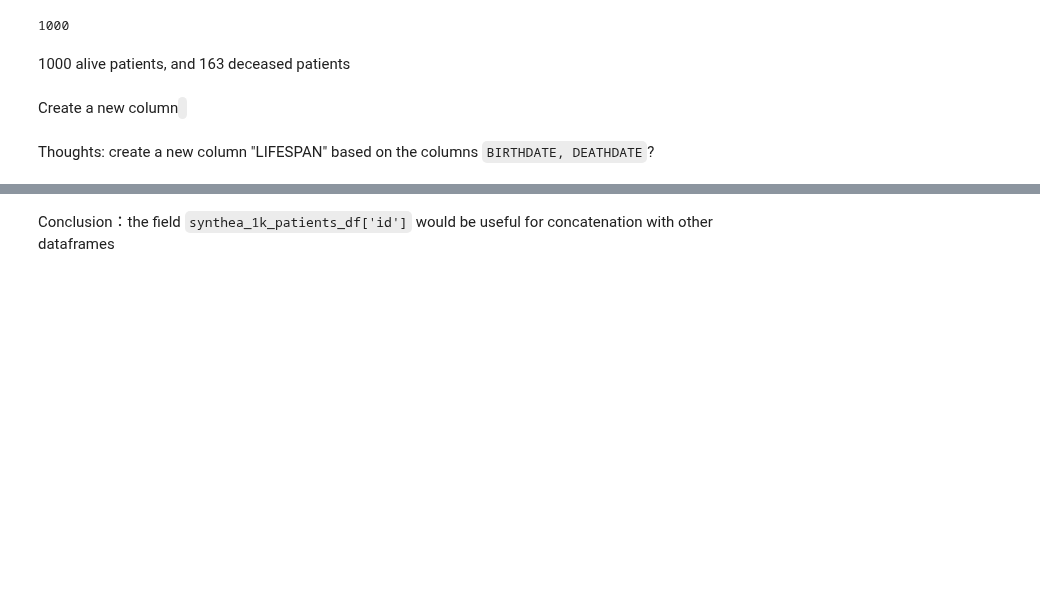
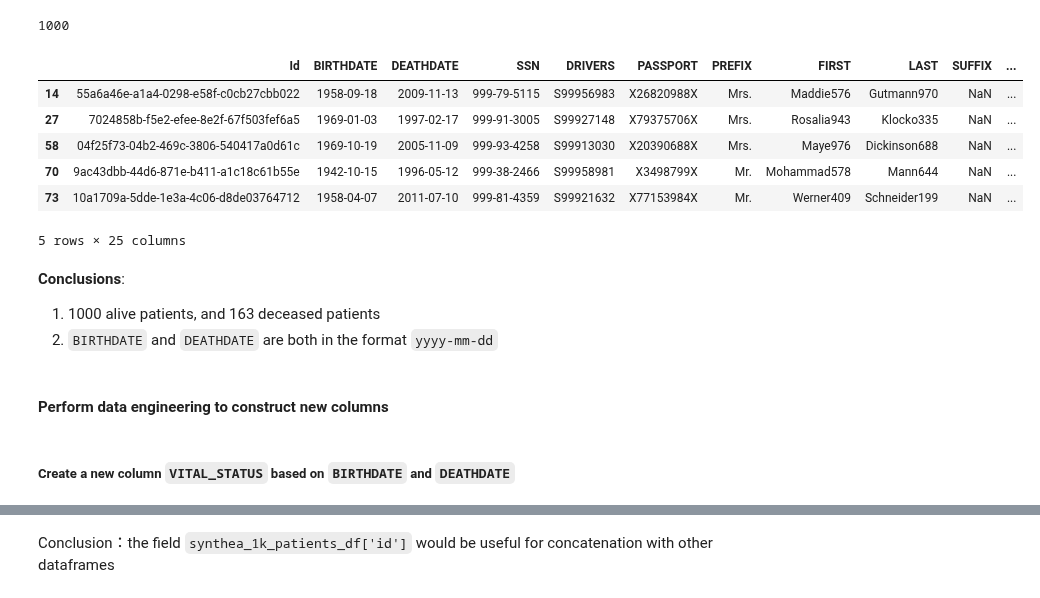
Before and after one commit to Orthologues/VAEQL_plus_Imputation, a Jupyter notebook: data_exploration.ipynb, the cells around one changed output, grey strips where cells are left out. Drawn from its saved outputs; the diff is of its cells as text; code cells hidden in the pictures; blank space fills up the shorter version.

```diff
--- a/data_exploration.ipynb
+++ b/data_exploration.ipynb
@@ -480,8 +493,20 @@ synthea_1k_patients_df.loc[synthea_1k_patients_df["DEATHDATE"].isna()].shape[0]
 # %% [output]
 1000
+# %%
+synthea_1k_patients_df[synthea_1k_patients_df.DEATHDATE.notna()].head()
+# %% [output]
+|  | Id | BIRTHDATE | DEATHDATE | SSN | DRIVERS | PASSPORT | PREFIX | FIRST | LAST | SUFFIX | ... |
+| 14 | 55a6a46e-a1a4-0298-e58f-c0cb27cbb022 | 1958-09-18 | 2009-11-13 | 999-79-5115 | S99956983 | X26820988X | Mrs. | Maddie576 | Gutmann970 | NaN | ... |
+| 27 | 7024858b-f5e2-efee-8e2f-67f503fef6a5 | 1969-01-03 | 1997-02-17 | 999-91-3005 | S99927148 | X79375706X | Mrs. | Rosalia943 | Klocko335 | NaN | ... |
+| 58 | 04f25f73-04b2-469c-3806-540417a0d61c | 1969-10-19 | 2005-11-09 | 999-93-4258 | S99913030 | X20390688X | Mrs. | Maye976 | Dickinson688 | NaN | ... |
+| 70 | 9ac43dbb-44d6-871e-b411-a1c18c61b55e | 1942-10-15 | 1996-05-12 | 999-38-2466 | S99958981 | X3498799X | Mr. | Mohammad578 | Mann644 | NaN | ... |
+| 73 | 10a1709a-5dde-1e3a-4c06-d8de03764712 | 1958-04-07 | 2011-07-10 | 999-81-4359 | S99921632 | X77153984X | Mr. | Werner409 | Schneider199 | NaN | ... |
+5 rows × 25 columns
 # %% [markdown]
-1000 alive patients, and 163 deceased patients
+<b>Conclusions</b>: <br/>
+1. 1000 alive patients, and 163 deceased patients
+2. <code>BIRTHDATE</code> and <code>DEATHDATE</code> are both in the format <code>yyyy-mm-dd</code>
+# %% [markdown]
+#### Perform data engineering to construct new columns
 # %% [markdown]
-Create a new column <code></code>
+##### Create a new column <code>VITAL_STATUS</code> based on <code>BIRTHDATE</code> and <code>DEATHDATE</code>
-# %% [markdown]
-Thoughts: create a new column "LIFESPAN" based on the columns <code>BIRTHDATE, DEATHDATE</code>?
```
Also changed, not shown: parts of 41 cells of this notebook.
